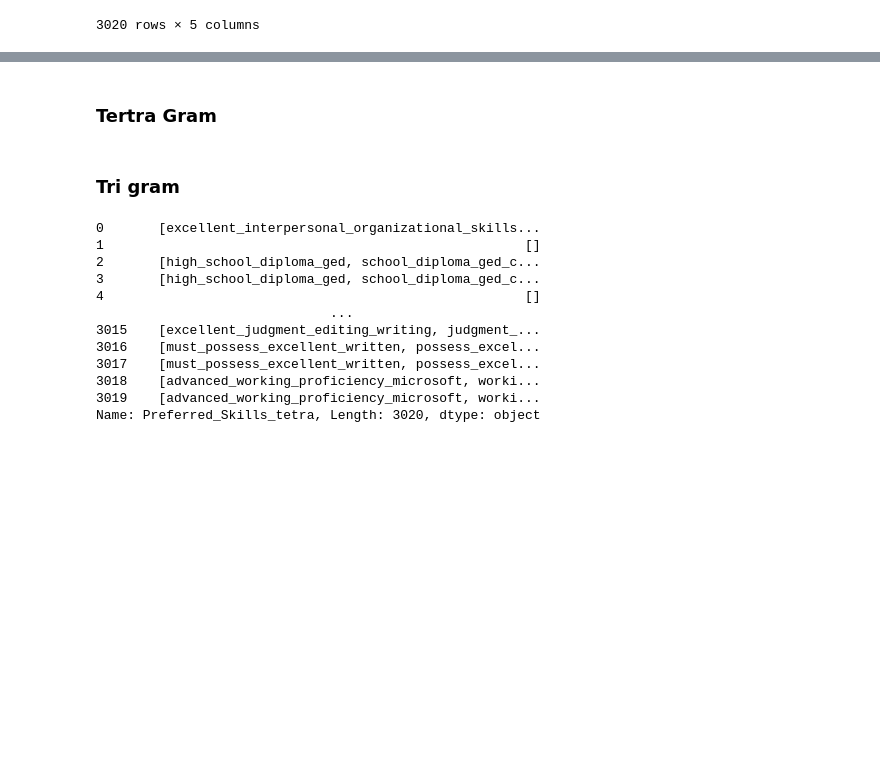
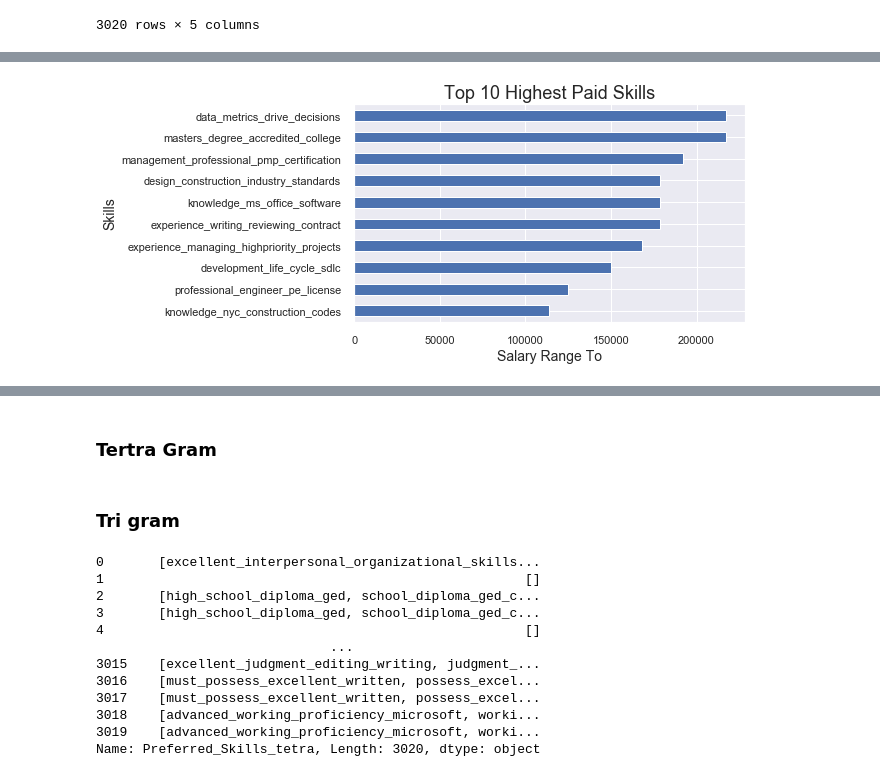
Before and after one commit to Data-Citadel/IDS_GROUP006, a Jupyter notebook: IDS_try.ipynb, the cells around one changed output, grey strips where cells are left out. Cells and saved outputs as stored; diff of their text form; code cells hidden in the pictures; blank space fills up the shorter version.

Commit message:
job category Vs Skills Vs Salary

```diff
--- a/IDS_try.ipynb
+++ b/IDS_try.ipynb
@@ -293,0 +299,6 @@ def pentagram(sentence):
+# %%
+def remove_common_skils(skills):
+    skills = [skill for skill in skills if 'communication' not in skill]
+    skills = [skill for skill in skills if 'written' not in skill]
+    skills = [skill for skill in skills if 'year' not in skill]
+    return skills
@@ -293,0 +307,2 @@ def pentagram(sentence):
+# %%
+posting_data['row_id'] = posting_data.index
@@ -293,0 +335,13 @@ def pentagram(sentence):
+# %%
+# Bag Of Words to select skill related n-grams
+with open('./BOW.txt', 'r',newline='') as f:
+    bow = [line.rstrip('\n') for line in f.readlines()]
+
+def skill_check(text, bow=bow):
+    value = [ 1 for word in bow if word in text]
+    return len(value)
+
+# check if 4-gram word is a skill or not
+tetra_df['is_present'] = tetra_df[ps_tetragram].apply(skill_check)
+tetra_df = tetra_df[tetra_df['is_present'] > 0 ].sort_values(['Average_Salary','cnt_salary'], ascending=False).reset_index(drop=True)
+tetra_df['index_num'] = tetra_df.index
@@ -293,0 +357,8 @@ def pentagram(sentence):
+# %%
+# To pick top 35 from n-grams
+tetra_df = tetra_df.iloc[:35]
+
+#Handpicked Top 10 from the top 35
+tetra_df['selected'] = tetra_df['index_num'].apply(lambda x: x in [2,4,8,12,16,19,20,26,31,34])
+color = (tetra_df['selected'] == True).map({True: 'background-color: yellow', False: ''})
+tetra_df.style.apply(lambda s: color)
@@ -293,0 +383,15 @@ def pentagram(sentence):
+# %%
+df_to_display=tetra_df[tetra_df['selected'] == True ][['Preferred_Skills_tetragram','max_salary']].sort_values(['max_salary'], ascending=False).reset_index(drop=True)
+df_to_display.index=df_to_display['Preferred_Skills_tetragram']
+
+fig, barax = plt.subplots(figsize=(7,4))
+df_to_display.plot(ax=barax, kind='barh', legend = False)
+
+barax.set_title("Top 10 Highest Paid Skills", fontsize=18)
+barax.set_ylabel("Skills", fontsize=14)
+barax.set_xlabel("Salary Range To", fontsize=14)
+# barax.legend(bbox_to_anchor=(1.0, 1.00))
+barax.invert_yaxis()
+plt.show()
+# %% [output]
+[figure, added]
```
Also changed, not shown: parts of 30 cells of this notebook.
